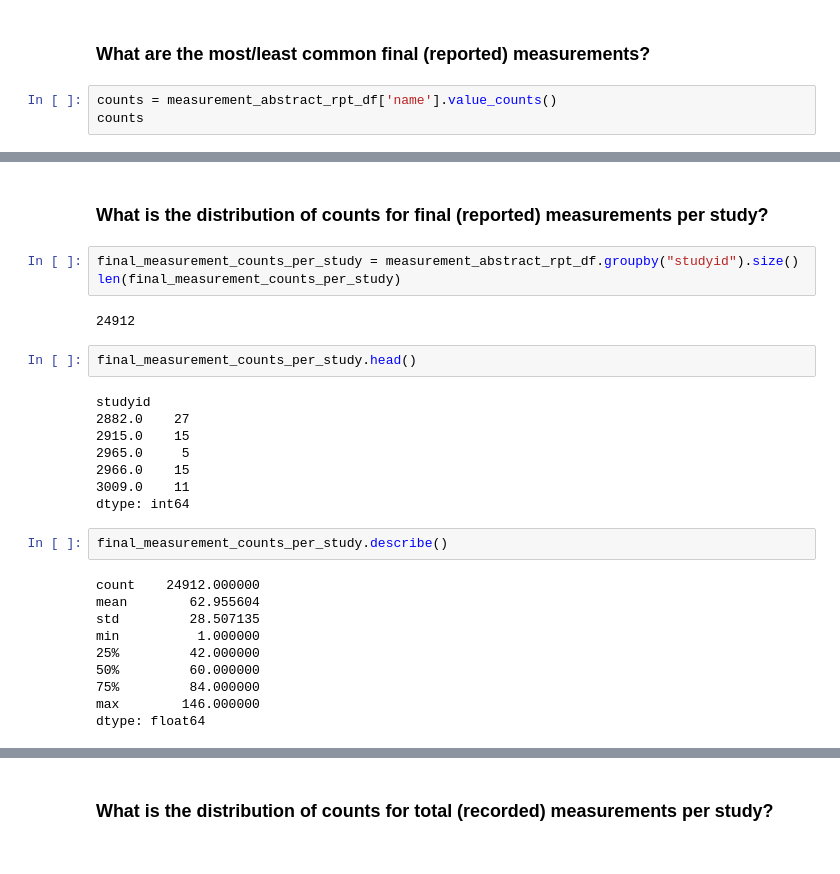
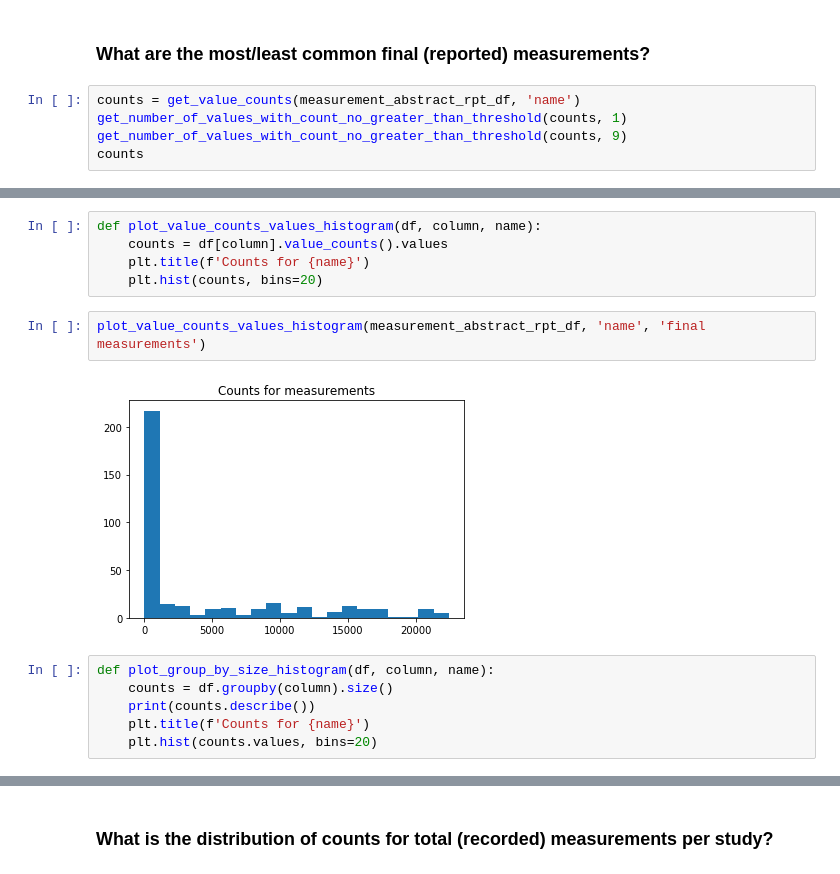
Before and after one commit to dssg/usal_echo_public, a Jupyter notebook: notebooks/20190702_YN_measurement_eda.ipynb, the cells around one changed output, grey strips where cells are left out. Cells and saved outputs as stored; diff of their text form.

```diff
--- a/notebooks/20190702_YN_measurement_eda.ipynb
+++ b/notebooks/20190702_YN_measurement_eda.ipynb
@@ -103,6 +101,8 @@ measgraphic_df.head()
 # %% [markdown]
 ### What are the most/least common final (reported) measurements?
 # %%
-counts = measurement_abstract_rpt_df['name'].value_counts()
+counts = get_value_counts(measurement_abstract_rpt_df, 'name')
+get_number_of_values_with_count_no_greater_than_threshold(counts, 1)
+get_number_of_values_with_count_no_greater_than_threshold(counts, 9)
 counts
 # %% [output]
@@ -144,30 +128,16 @@ plt.hist(final_measurement_counts, N_BINS);
-# %% [markdown]
-### What is the distribution of counts for final (reported) measurements per study?
-# %%
-final_measurement_counts_per_study = measurement_abstract_rpt_df.groupby("studyid").size()
-len(final_measurement_counts_per_study)
-# %% [output]
-24912
-# %%
-final_measurement_counts_per_study.head()
-# %% [output]
-studyid
-2882.0    27
-2915.0    15
-2965.0     5
-2966.0    15
-3009.0    11
-dtype: int64
-# %%
-final_measurement_counts_per_study.describe()
-# %% [output]
-count    24912.000000
-mean        62.955604
-std         28.507135
-min          1.000000
-25%         42.000000
-50%         60.000000
-75%         84.000000
-max        146.000000
-dtype: float64
+# %%
+def plot_value_counts_values_histogram(df, column, name):
+    counts = df[column].value_counts().values
+    plt.title(f'Counts for {name}')
+    plt.hist(counts, bins=20)
+# %%
+plot_value_counts_values_histogram(measurement_abstract_rpt_df, 'name', 'final measurements')
+# %% [output]
+[figure, added]
+# %%
+def plot_group_by_size_histogram(df, column, name):
+    counts = df.groupby(column).size()
+    print(counts.describe())
+    plt.title(f'Counts for {name}')
+    plt.hist(counts.values, bins=20)
 # %%
```
Also changed, not shown: parts of 32 cells of this notebook, 1 other file.
